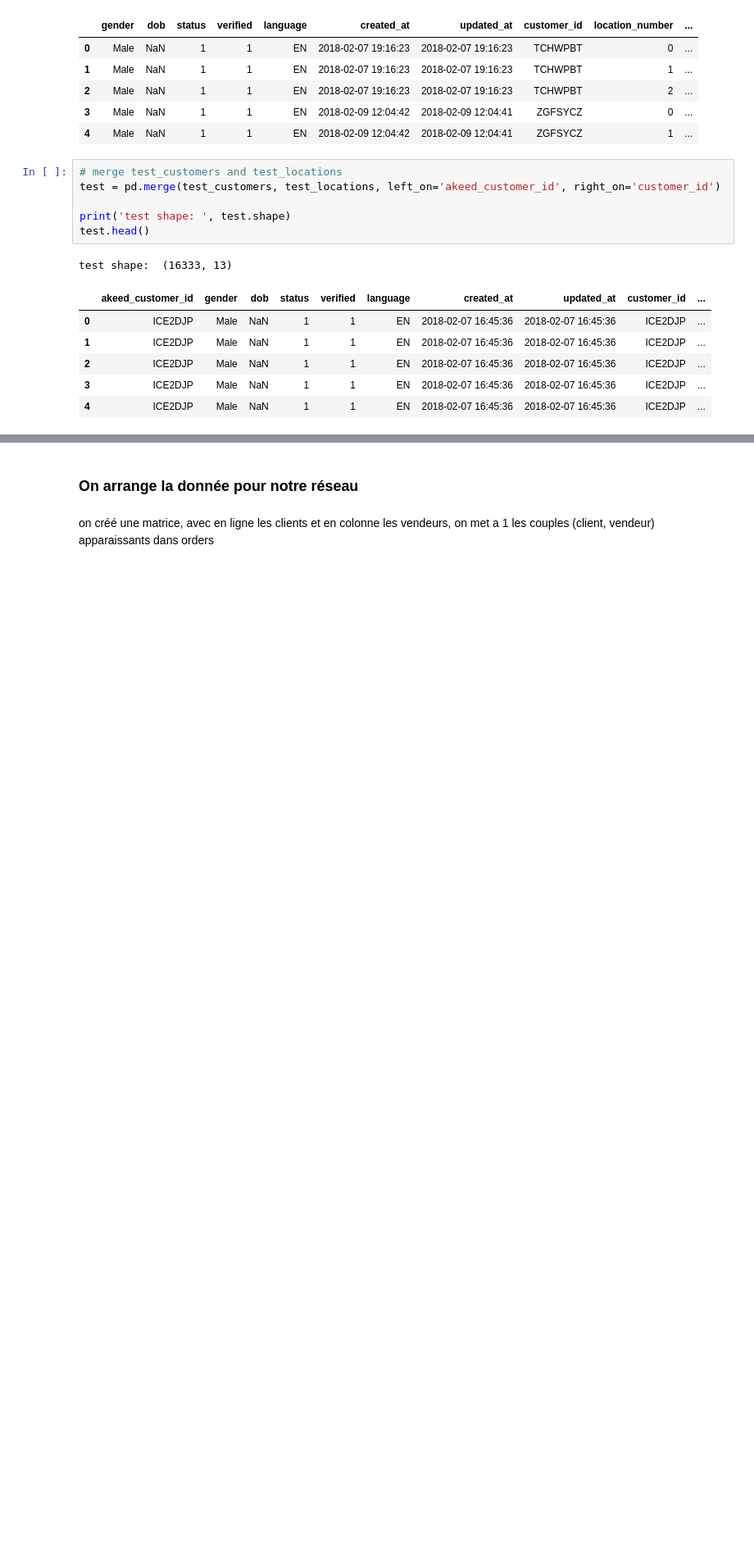
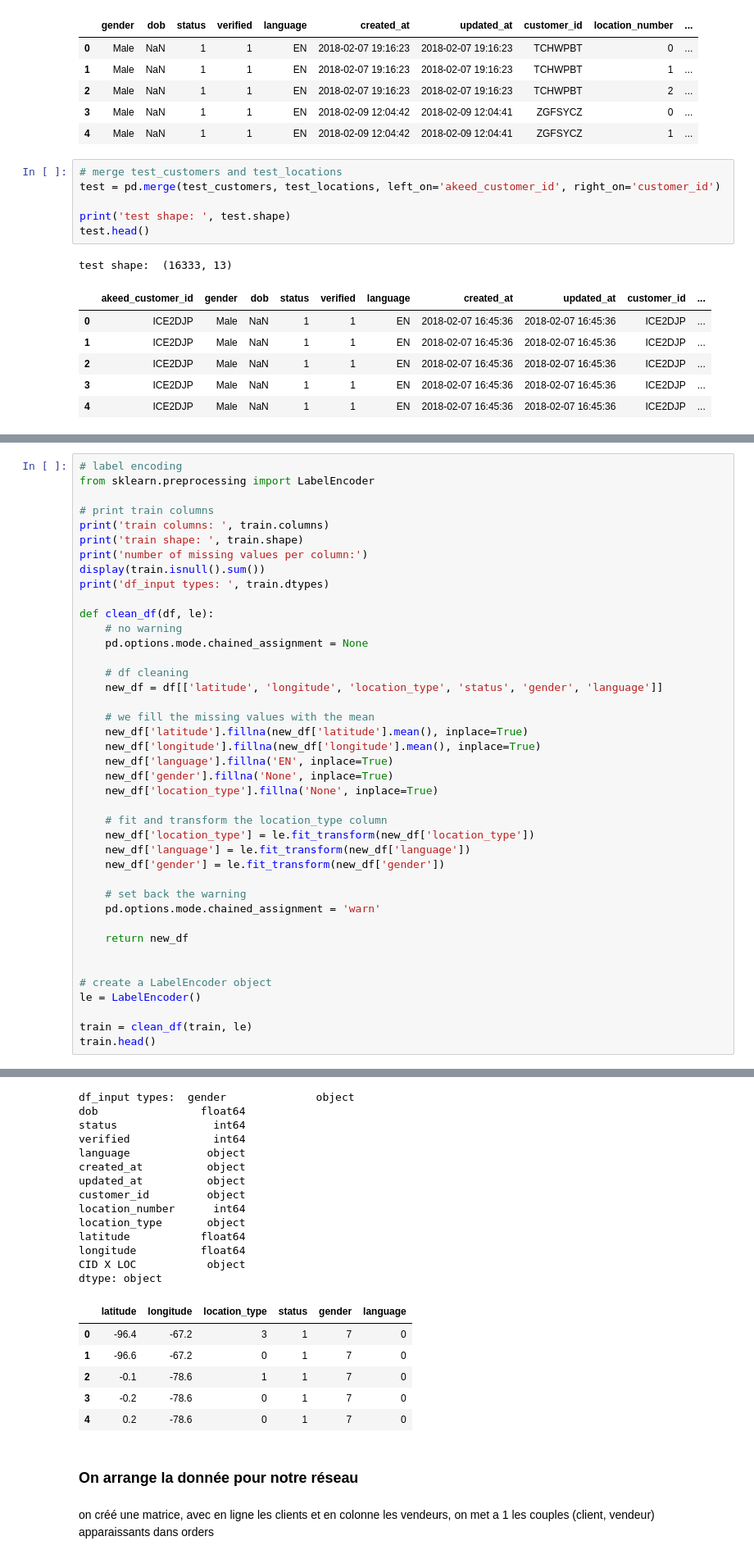
Before and after one commit to pili27/rema, a Jupyter notebook: FinalProject_Notebook.ipynb, the cells around one changed output, grey strips where cells are left out. Shown: that part at 82% size. Drawn from its saved outputs; the diff is of its cells as text; blank space fills up the shorter version.

```diff
--- a/FinalProject_Notebook.ipynb
+++ b/FinalProject_Notebook.ipynb
@@ -119,0 +115,42 @@ test shape:  (16333, 13)
+# %%
+# label encoding
+from sklearn.preprocessing import LabelEncoder
+
+# print train columns
+print('train columns: ', train.columns)
+print('train shape: ', train.shape)
+print('number of missing values per column:')
+display(train.isnull().sum())
+print('df_input types: ', train.dtypes)
+
+def clean_df(df, le):
+    # no warning
+    pd.options.mode.chained_assignment = None
+
+    # df cleaning
+    new_df = df[['latitude', 'longitude', 'location_type', 'status', 'gender', 'language']]
+
+    # we fill the missing values with the mean
+    new_df['latitude'].fillna(new_df['latitude'].mean(), inplace=True)
+    new_df['longitude'].fillna(new_df['longitude'].mean(), inplace=True)
+    new_df['language'].fillna('EN', inplace=True)
+    new_df['gender'].fillna('None', inplace=True)
+    new_df['location_type'].fillna('None', inplace=True)
+
+    # fit and transform the location_type column
+    new_df['location_type'] = le.fit_transform(new_df['location_type'])
+    new_df['language'] = le.fit_transform(new_df['language'])
+    new_df['gender'] = le.fit_transform(new_df['gender'])
+
+    # set back the warning
+    pd.options.mode.chained_assignment = 'warn'
+
+    return new_df
+
+
+# create a LabelEncoder object
+le = LabelEncoder()
+
+train = clean_df(train, le)
+train.head()
+# %% [output]
@@ -120,3 +177,23 @@ test shape:  (16333, 13)
+df_input types:  gender              object
+dob                float64
+status               int64
+verified             int64
+language            object
+created_at          object
+updated_at          object
+customer_id         object
+location_number      int64
+location_type       object
+latitude           float64
+longitude          float64
+CID X LOC           object
+dtype: object
+|  | latitude | longitude | location_type | status | gender | language |
+| 0 | -96.4 | -67.2 | 3 | 1 | 7 | 0 |
+| 1 | -96.6 | -67.2 | 0 | 1 | 7 | 0 |
+| 2 | -0.1 | -78.6 | 1 | 1 | 7 | 0 |
+| 3 | -0.2 | -78.6 | 0 | 1 | 7 | 0 |
+| 4 | 0.2 | -78.6 | 0 | 1 | 7 | 0 |
 # %% [markdown]
 ### On arrange la donnée pour notre réseau
 # %% [markdown]
```
Also changed, not shown: parts of 7 cells of this notebook.
